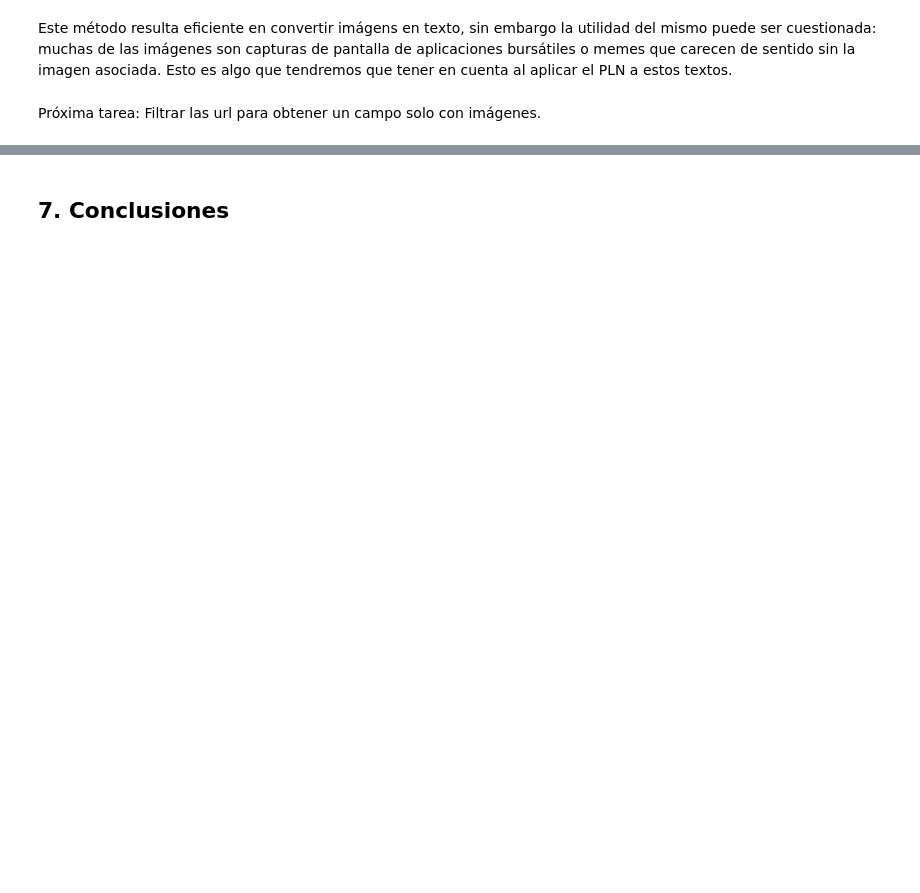
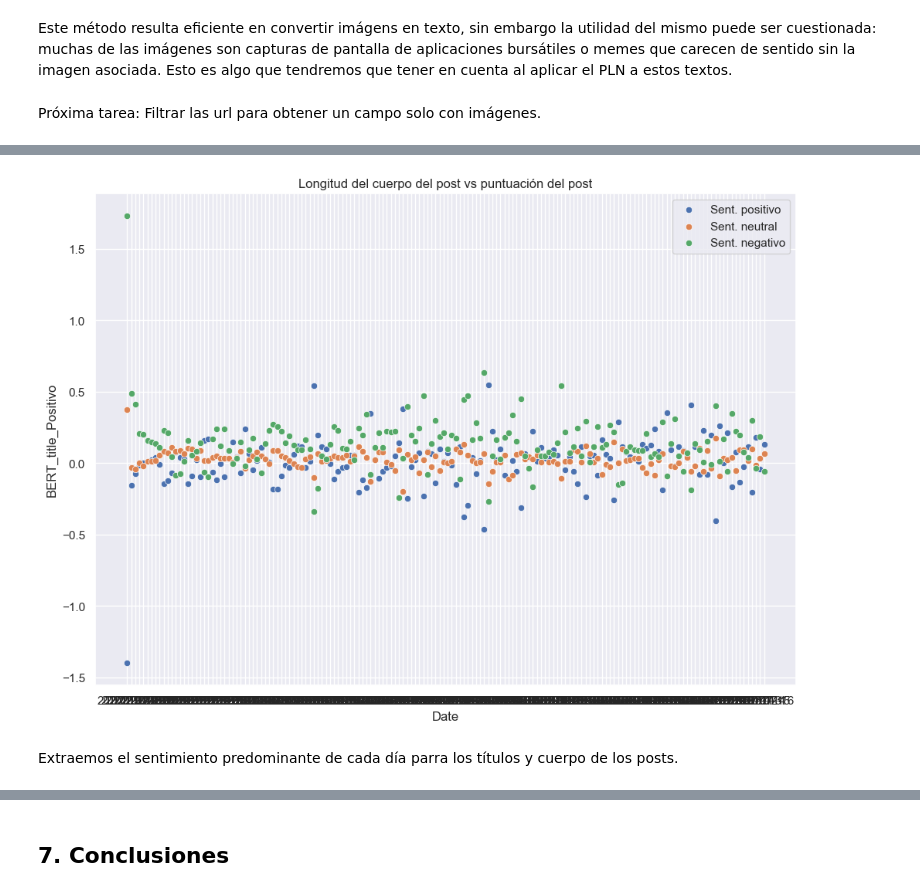
Before and after one commit to david-dlta/recursosTFM, a Jupyter notebook: TFM.ipynb, the cells around one changed output, grey strips where cells are left out. Drawn from its saved outputs; the diff is of its cells as text; code cells hidden in the pictures; blank space fills up the shorter version.

```diff
--- a/TFM.ipynb
+++ b/TFM.ipynb
@@ -908,0 +1325,34 @@ Próxima tarea: Filtrar las url para obtener un campo solo con imágenes.
+# %%
+reddit_dataset2['BERT_title_Positivo_likes0,2'] = reddit_dataset2['BERT_title_Positivo'] * reddit_dataset2['score'] * 0.2
+reddit_dataset2['BERT_title_Positivo_likes0,3'] = reddit_dataset2['BERT_title_Positivo'] *  reddit_dataset2['score'] * 0.3
+reddit_dataset2['BERT_title_Positivo_likes0,4'] = reddit_dataset2['BERT_title_Positivo'] *  reddit_dataset2['score'] * 0.4
+
+reddit_dataset2['BERT_title_Neutral_likes0,2'] = reddit_dataset2['BERT_title_Neutral'] *  reddit_dataset2['score'] * 0.2
+reddit_dataset2['BERT_title_Neutral_likes0,3'] = reddit_dataset2['BERT_title_Neutral'] *  reddit_dataset2['score'] * 0.3
+reddit_dataset2['BERT_title_Neutral_likes0,4'] = reddit_dataset2['BERT_title_Neutral'] *  reddit_dataset2['score'] * 0.4
+
+reddit_dataset2['BERT_title_Negativo_likes0,2'] = reddit_dataset2['BERT_title_Negativo'] *  reddit_dataset2['score'] * 0.2
+reddit_dataset2['BERT_title_Negativo_likes0,3'] = reddit_dataset2['BERT_title_Negativo'] *  reddit_dataset2['score'] * 0.3
+reddit_dataset2['BERT_title_Negativo_likes0,4'] = reddit_dataset2['BERT_title_Negativo'] *  reddit_dataset2['score'] * 0.4
+# %%
+reddit_dataset2_agg = reddit_dataset2[['Date', 'BERT_title_Positivo', 'BERT_title_Neutral', 'BERT_title_Negativo', 'BERT_body_Positivo', 'BERT_body_Neutral', 'BERT_body_Negativo','BERT_title_Positivo_likes0,2','BERT_title_Positivo_likes0,3','BERT_title_Positivo_likes0,4','BERT_title_Neutral_likes0,2','BERT_title_Neutral_likes0,3','BERT_title_Neutral_likes0,4','BERT_title_Negativo_likes0,2','BERT_title_Negativo_likes0,3','BERT_title_Negativo_likes0,4', 'score', 'comms_num']].groupby(['Date']).agg({
+    'BERT_title_Positivo':'mean',
+    'BERT_title_Positivo_likes0,2': 'mean',
+    'BERT_title_Positivo_likes0,3': 'mean',
+    'BERT_title_Positivo_likes0,4': 'mean',
+    'BERT_title_Neutral':'mean',
+    'BERT_title_Neutral_likes0,2': 'mean',
+    'BERT_title_Neutral_likes0,3': 'mean',
+    'BERT_title_Neutral_likes0,4': 'mean',
+    'BERT_title_Negativo': 'mean',
+    'BERT_title_Negativo_likes0,2': 'mean',
+    'BERT_title_Negativo_likes0,3': 'mean',
+    'BERT_title_Negativo_likes0,4': 'mean',
+    'BERT_body_Positivo':'mean',
+    'BERT_body_Neutral':'mean',
+    'BERT_body_Negativo':'mean',
+    'score':'mean',
+    'comms_num':'mean'
+})
+
+reddit_dataset2_agg
@@ -908,0 +1390,12 @@ Próxima tarea: Filtrar las url para obtener un campo solo con imágenes.
+# %%
+sns.scatterplot(data=reddit_dataset2_agg, x='Date', y='BERT_title_Positivo').set_title('Longitud del cuerpo del post vs puntuación del post')
+sns.scatterplot(data=reddit_dataset2_agg, x='Date', y='BERT_title_Neutral').set_title('Longitud del cuerpo del post vs puntuación del post')
+sns.scatterplot(data=reddit_dataset2_agg, x='Date', y='BERT_title_Negativo').set_title('Longitud del cuerpo del post vs puntuación del post')
+
+plt.legend(labels=['Sent. positivo','Sent. neutral', 'Sent. negativo'])
+
+plt.show()
+# %% [output]
+[figure, added]
+# %% [markdown]
+Extraemos el sentimiento predominante de cada día parra los títulos y cuerpo de los posts.
```
Also changed, not shown: parts of 58 cells of this notebook, 3 other files.
